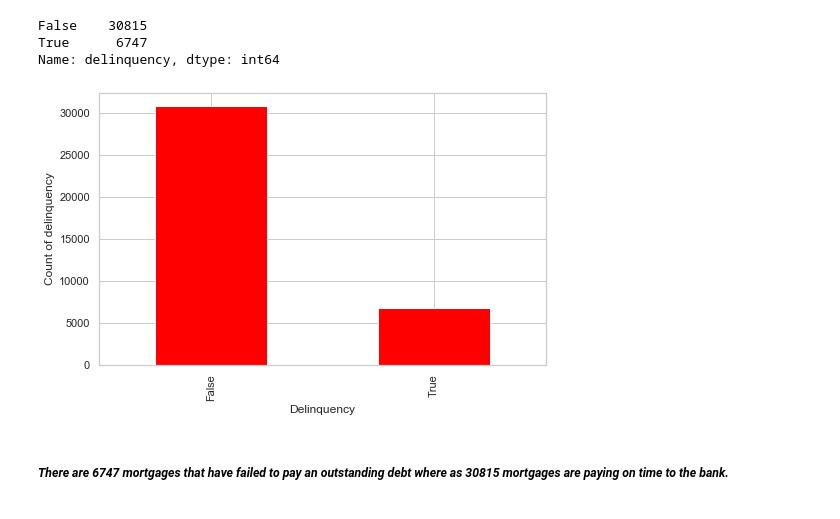
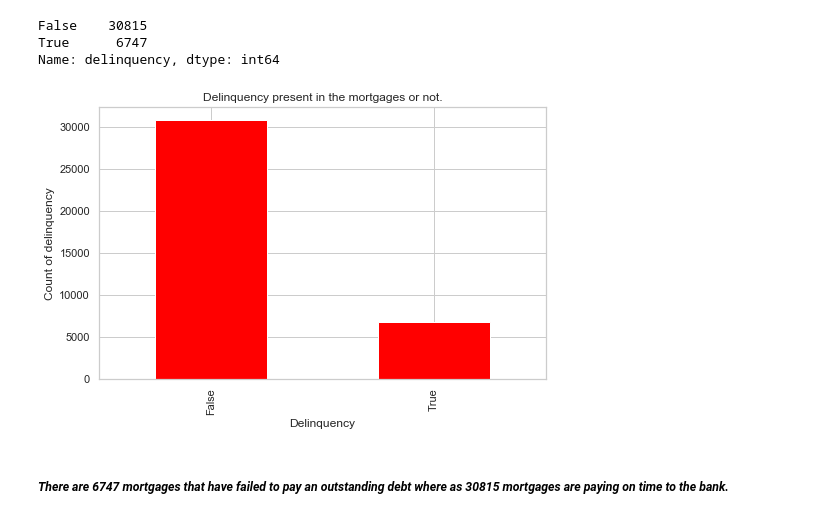
Before and after one commit to Azaima-Asghar/Modeling-Probability-Of-Delinquency, a Jupyter notebook: Mortgage_Analysis.ipynb, the cells around one changed output. Saved outputs shown, nothing was run; the diff lists cells and outputs as text; code cells hidden in the pictures.

```diff
--- a/Mortgage_Analysis.ipynb
+++ b/Mortgage_Analysis.ipynb
@@ -227,12 +218,12 @@ True      6747
 Name: delinquency, dtype: int64
 # %%
 # Visulize the count of mortgages delinquency.
-ax = delinquency_counts.plot(kind='bar', figsize=(8,5), color = 'red')
+ax = delinquency_counts.plot(kind='bar', figsize=(8,5), color = 'red', title = 'Delinquency present in the mortgages or not.')
 ax.set_xlabel("Delinquency")
 ax.set_ylabel("Count of delinquency")
 plt.show()
 # %% [output]
-[figure, old version]
+[figure, new version]
 # %% [markdown]
 ##### *There are 6747 mortgages that have failed to  pay an outstanding debt where as 30815 mortgages are paying on time to the bank.*
 # %%
```
Also changed, not shown: parts of 7 cells of this notebook.
